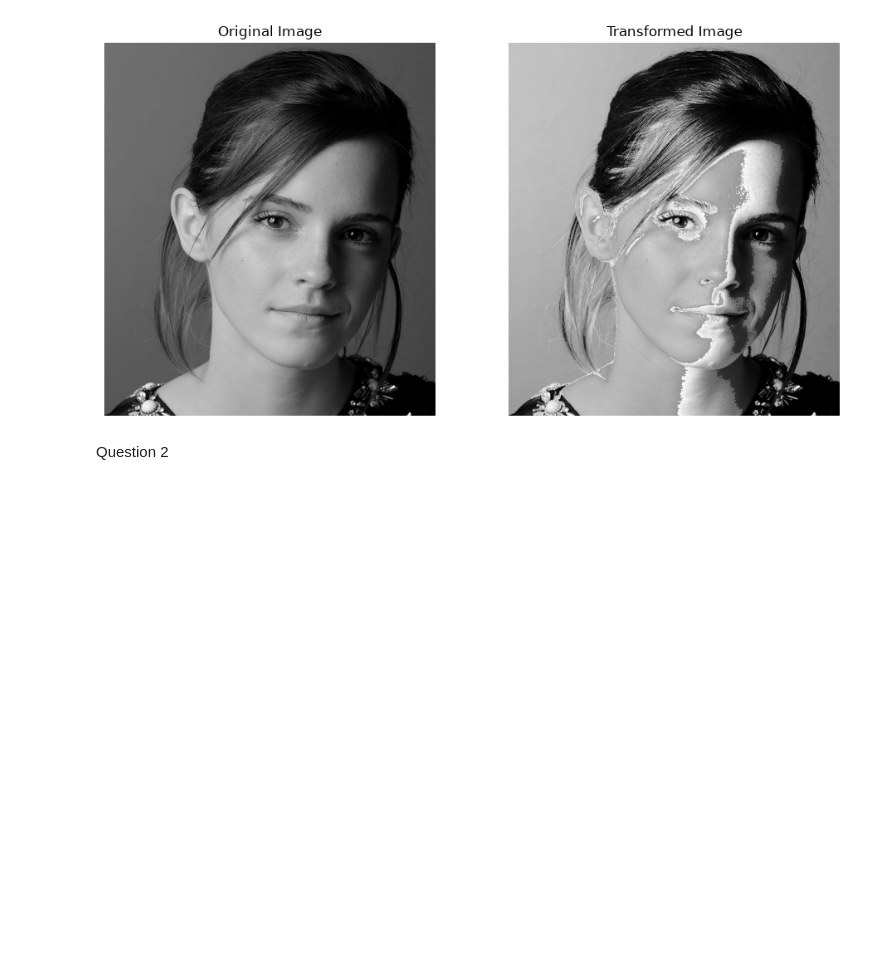
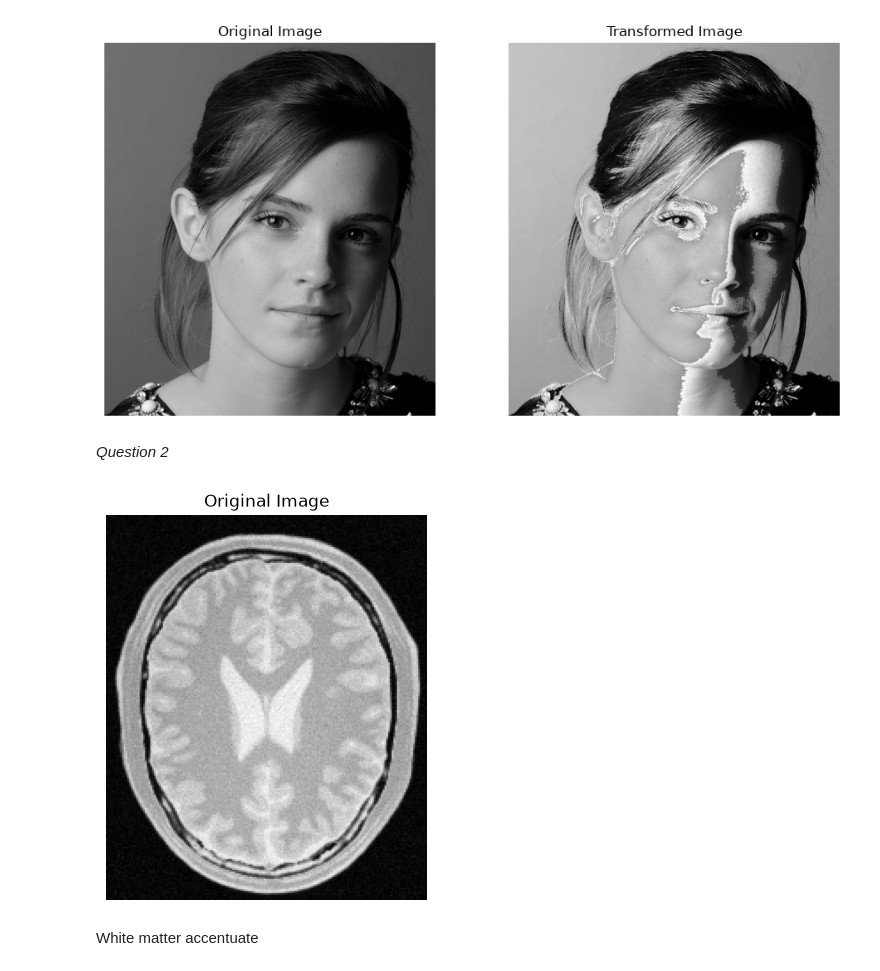
Before and after one commit to mokshan-123/EN3160-Assignment-01, a Jupyter notebook: EN3160_Assignment_1.ipynb, the cells around one changed output. Saved outputs shown, nothing was run; the diff lists cells and outputs as text; code cells hidden in the pictures; blank space fills up the shorter version.

Commit message:
Question 2 done

```diff
--- a/EN3160_Assignment_1.ipynb
+++ b/EN3160_Assignment_1.ipynb
@@ -62,4 +62,15 @@ plt.show()
 # %% [output]
 [figure]
 # %% [markdown]
-Question 2
+*Question 2*
+# %%
+im = cv.imread("C:/My Drive/Academics/Computer vision/Assignment/images/images/q2.jpeg",cv.IMREAD_GRAYSCALE)
+plt.figure(figsize=(5, 5))
+plt.imshow(im, cmap="gray")
+plt.title("Original Image")
+plt.axis("off")
+plt.show()
+# %% [output]
+[figure, added]
+# %% [markdown]
+White matter accentuate
```
Also changed, not shown: parts of 7 cells of this notebook.
